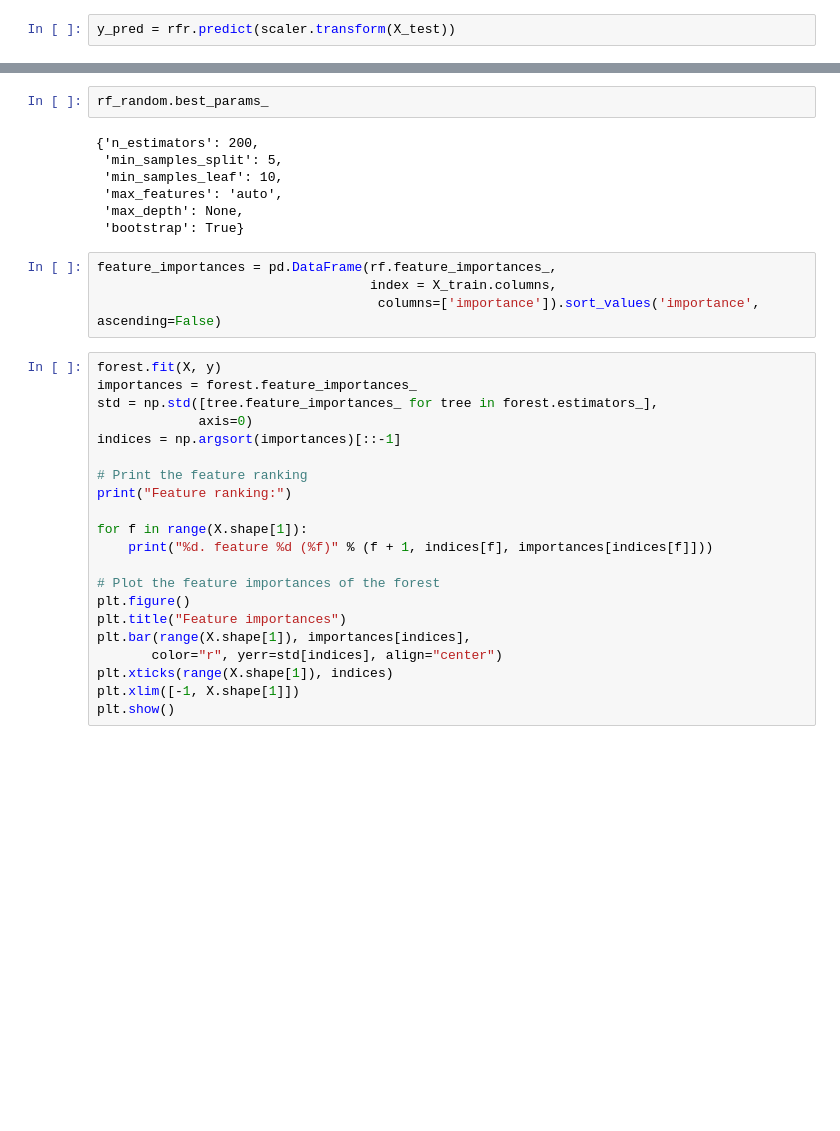
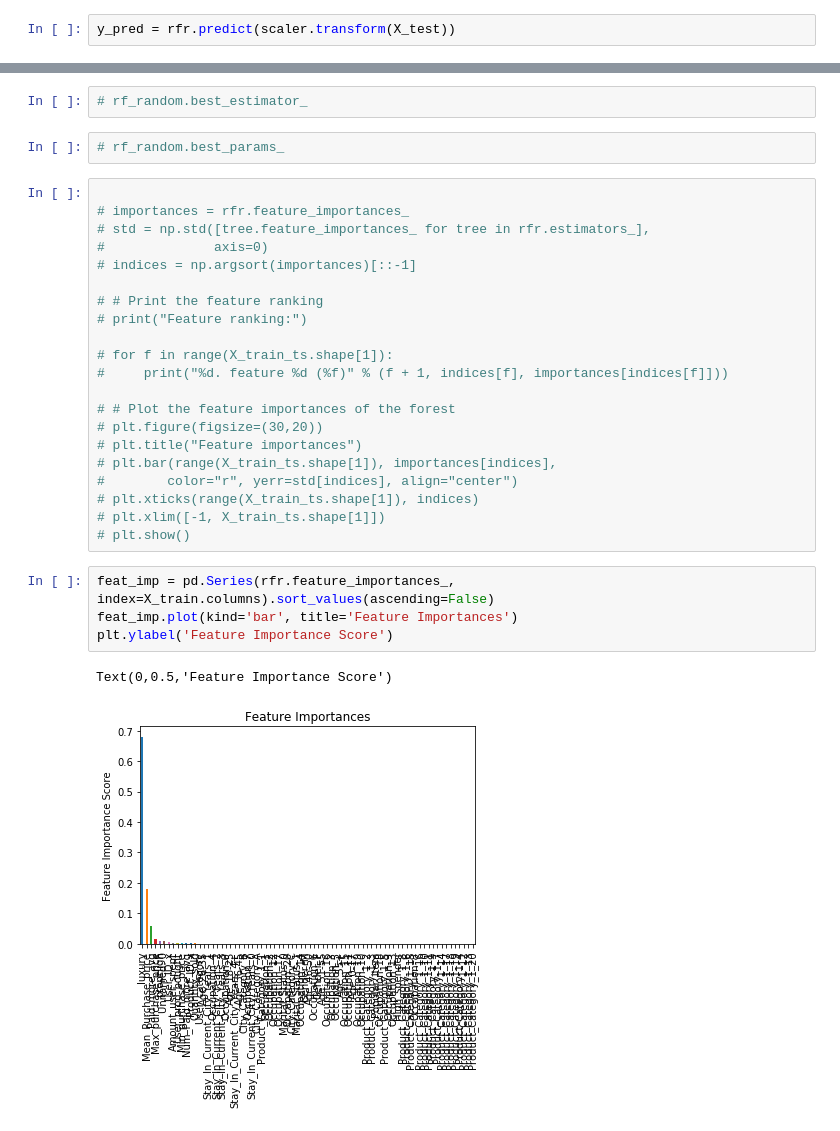
Before and after one commit to falihazikra/Black-Friday, a Jupyter notebook: notebooks/Black Friday - Random Forest.ipynb, the cells around one changed output, grey strips where cells are left out. Saved outputs shown, nothing was run; the diff lists cells and outputs as text; blank space fills up the shorter version.

```diff
--- a/notebooks/Black Friday - Random Forest.ipynb
+++ b/notebooks/Black Friday - Random Forest.ipynb
@@ -195,34 +188,32 @@ RandomForestRegressor(bootstrap=True, criterion='mse', max_depth=None,
-# %%
-rf_random.best_params_
-# %% [output]
-{'n_estimators': 200,
- 'min_samples_split': 5,
- 'min_samples_leaf': 10,
- 'max_features': 'auto',
- 'max_depth': None,
- 'bootstrap': True}
-# %%
-feature_importances = pd.DataFrame(rf.feature_importances_,
-                                   index = X_train.columns,
-                                    columns=['importance']).sort_values('importance',                                                                 ascending=False)
+# %%
+# rf_random.best_estimator_
+# %%
+# rf_random.best_params_
 # %%
-forest.fit(X, y)
-importances = forest.feature_importances_
-std = np.std([tree.feature_importances_ for tree in forest.estimators_],
-             axis=0)
-indices = np.argsort(importances)[::-1]
 
-# Print the feature ranking
-print("Feature ranking:")
+# importances = rfr.feature_importances_
+# std = np.std([tree.feature_importances_ for tree in rfr.estimators_],
+#              axis=0)
+# indices = np.argsort(importances)[::-1]
 
-for f in range(X.shape[1]):
-    print("%d. feature %d (%f)" % (f + 1, indices[f], importances[indices[f]]))
+# # Print the feature ranking
+# print("Feature ranking:")
 
-# Plot the feature importances of the forest
-plt.figure()
-plt.title("Feature importances")
-plt.bar(range(X.shape[1]), importances[indices],
-       color="r", yerr=std[indices], align="center")
-plt.xticks(range(X.shape[1]), indices)
-plt.xlim([-1, X.shape[1]])
-plt.show()
+# for f in range(X_train_ts.shape[1]):
+#     print("%d. feature %d (%f)" % (f + 1, indices[f], importances[indices[f]]))
+
+# # Plot the feature importances of the forest
+# plt.figure(figsize=(30,20))
+# plt.title("Feature importances")
+# plt.bar(range(X_train_ts.shape[1]), importances[indices],
+#        color="r", yerr=std[indices], align="center")
+# plt.xticks(range(X_train_ts.shape[1]), indices)
+# plt.xlim([-1, X_train_ts.shape[1]])
+# plt.show()
+# %%
+feat_imp = pd.Series(rfr.feature_importances_, index=X_train.columns).sort_values(ascending=False)
+feat_imp.plot(kind='bar', title='Feature Importances')
+plt.ylabel('Feature Importance Score')
+# %% [output]
+Text(0,0.5,'Feature Importance Score')
+[figure, added]
```
Also changed, not shown: parts of 12 cells of this notebook.
